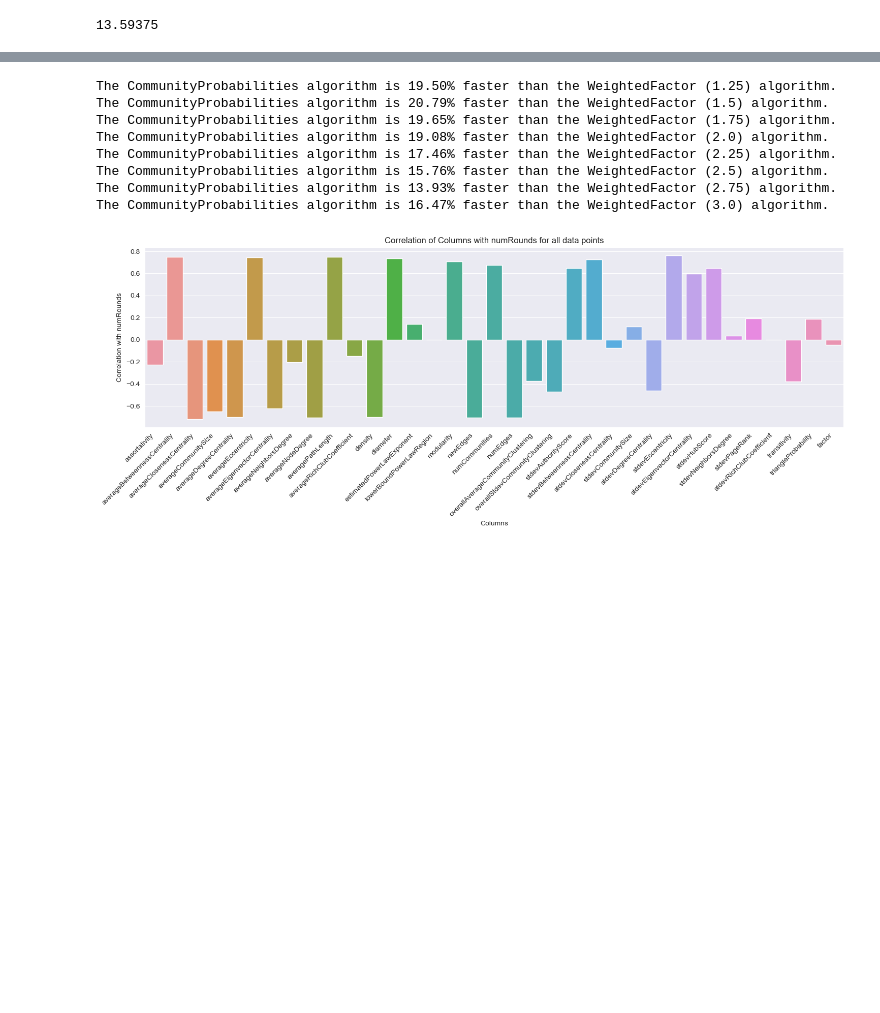
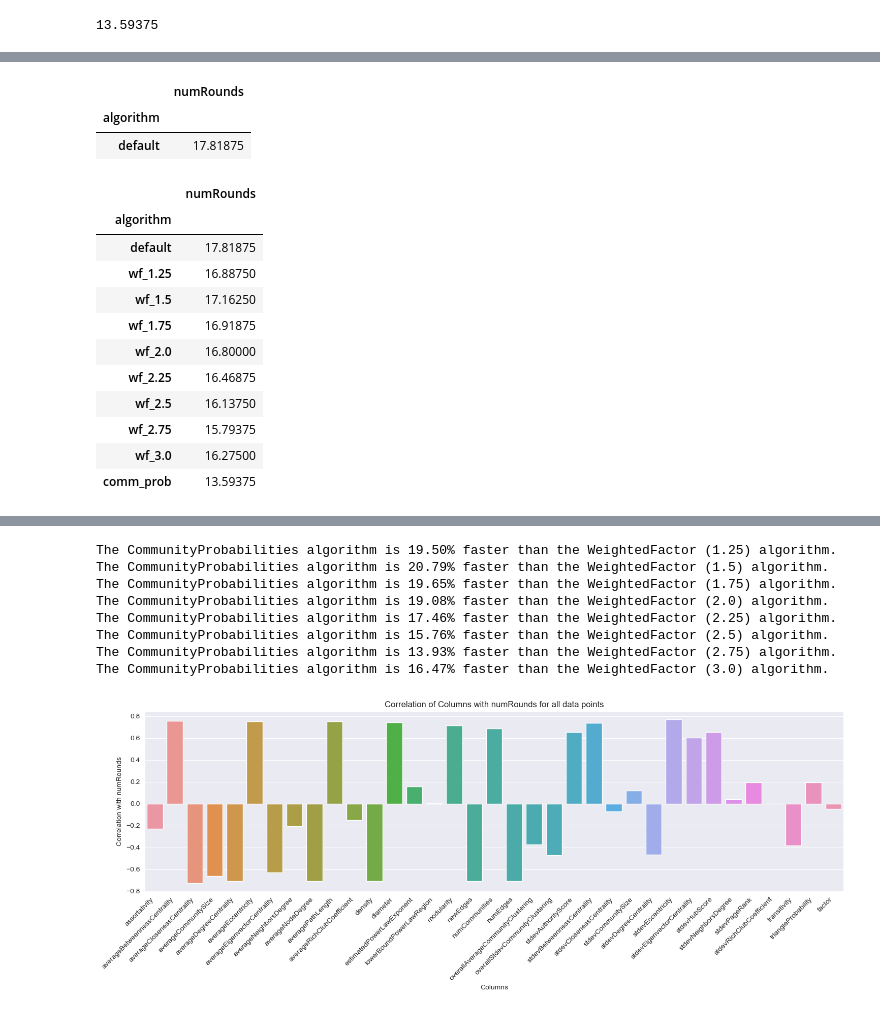
Before and after one commit to xwoodpecker/GossipingSimulation, a Jupyter notebook: evaluation/evaluation_high_mod.ipynb, the cells around one changed output, grey strips where cells are left out. Saved outputs shown, nothing was run; the diff lists cells and outputs as text; code cells hidden in the pictures; blank space fills up the shorter version.

```diff
--- a/evaluation/evaluation_high_mod.ipynb
+++ b/evaluation/evaluation_high_mod.ipynb
@@ -203 +229,26 @@ Name: numRounds, dtype: float64
+# %%
+default_series = pd.Series(df_default_mean, index=['default'])
+default_series.index.name = 'algorithm'
+default_data = default_series.to_frame(name='numRounds')
+default_data
+# %% [output]
+|  | numRounds |
+| algorithm |  |
+| default | 17.81875 |
+# %%
+algorithm_means = pd.concat([default_data, algorithm_means])
+algorithm_means
+# %% [output]
+|  | numRounds |
+| algorithm |  |
+| default | 17.81875 |
+| wf_1.25 | 16.88750 |
+| wf_1.5 | 17.16250 |
+| wf_1.75 | 16.91875 |
+| wf_2.0 | 16.80000 |
+| wf_2.25 | 16.46875 |
+| wf_2.5 | 16.13750 |
+| wf_2.75 | 15.79375 |
+| wf_3.0 | 16.27500 |
+| comm_prob | 13.59375 |
 # %%
```
Also changed, not shown: parts of 12 cells of this notebook, 4 other files.
